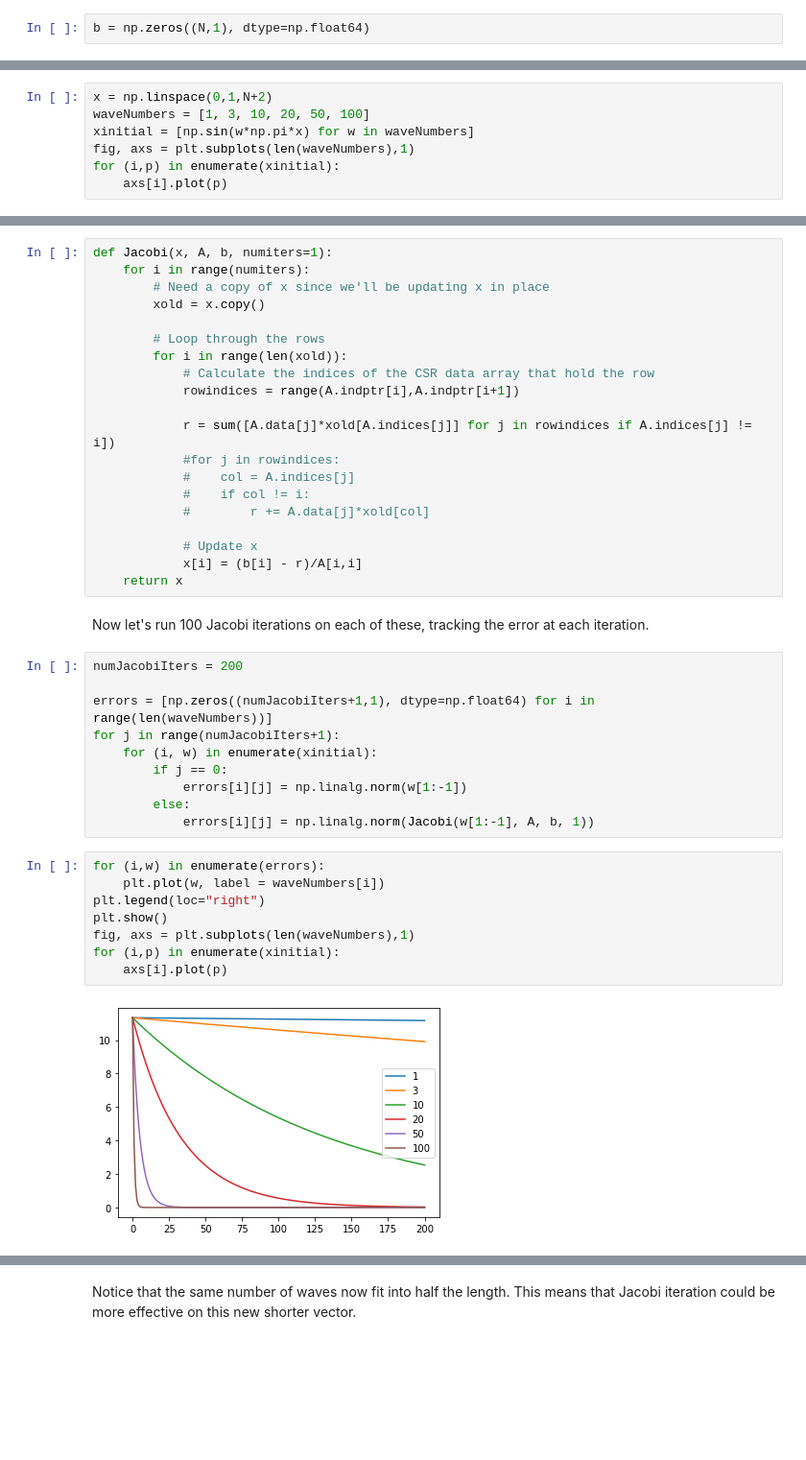
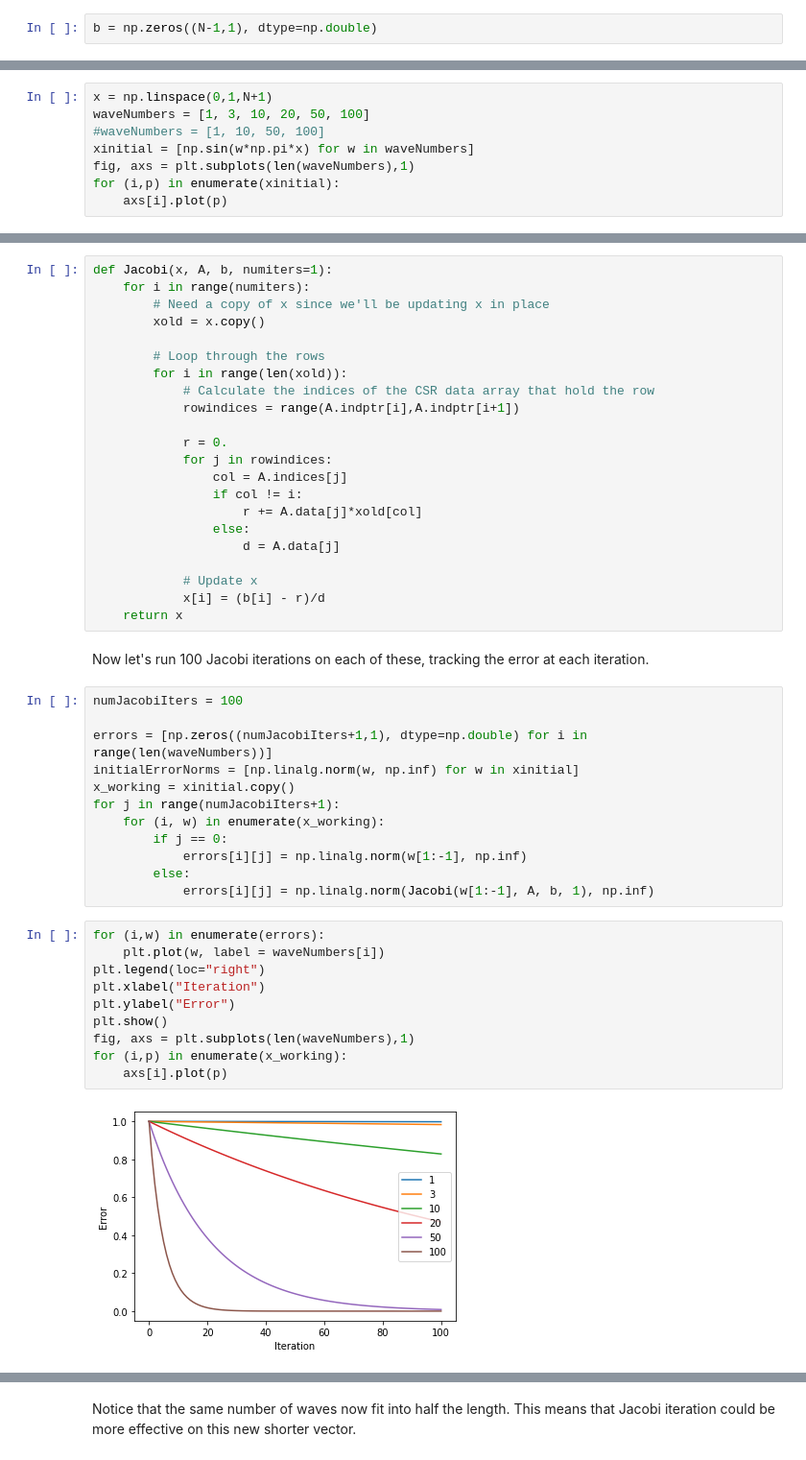
Before and after one commit to nsmoore57/M5344-IterativeMethods, a Jupyter notebook: MultigridPresentation/Multigrid Presentation.ipynb, the cells around one changed output, grey strips where cells are left out. Shown at 96% size. Saved outputs shown, nothing was run; the diff lists cells and outputs as text; blank space fills up the shorter version.

```diff
--- a/MultigridPresentation/Multigrid Presentation.ipynb
+++ b/MultigridPresentation/Multigrid Presentation.ipynb
@@ -15,12 +57,13 @@ A = sp.diags([-1, 2, -1], [-1, 0, 1], shape=(N, N), dtype=np.double, format="csr
 # %% [markdown]
 For the sake of demonstration, we let the right-hand side vector $b$ correspond to the case of Dirichlet boundary conditions where both ends are held at $0$.  We choose this because the true solution is therefore the zero vector so the error corresponds exactly with the current iterate.
 # %%
-b = np.zeros((N,1), dtype=np.float64)
+b = np.zeros((N-1,1), dtype=np.double)
 # %% [markdown]
 Let's generate some initial guesses (which are also initial errors) which are sine waves with varying frequencies.
 # %%
-x = np.linspace(0,1,N+2)
+x = np.linspace(0,1,N+1)
 waveNumbers = [1, 3, 10, 20, 50, 100]
+#waveNumbers = [1, 10, 50, 100]
 xinitial = [np.sin(w*np.pi*x) for w in waveNumbers]
 fig, axs = plt.subplots(len(waveNumbers),1)
 for (i,p) in enumerate(xinitial):
@@ -40,34 +83,40 @@ def Jacobi(x, A, b, numiters=1):
             # Calculate the indices of the CSR data array that hold the row
             rowindices = range(A.indptr[i],A.indptr[i+1])
 
-            r = sum([A.data[j]*xold[A.indices[j]] for j in rowindices if A.indices[j] != i])
-            #for j in rowindices:
-            #    col = A.indices[j]
-            #    if col != i:
-            #        r += A.data[j]*xold[col]
+            r = 0.
+            for j in rowindices:
+                col = A.indices[j]
+                if col != i:
+                    r += A.data[j]*xold[col]
+                else:
+                    d = A.data[j]
 
             # Update x
-            x[i] = (b[i] - r)/A[i,i]
+            x[i] = (b[i] - r)/d
     return x
 # %% [markdown]
 Now let's run 100 Jacobi iterations on each of these, tracking the error at each iteration.
 # %%
-numJacobiIters = 200
+numJacobiIters = 100
 
-errors = [np.zeros((numJacobiIters+1,1), dtype=np.float64) for i in range(len(waveNumbers))]
+errors = [np.zeros((numJacobiIters+1,1), dtype=np.double) for i in range(len(waveNumbers))]
+initialErrorNorms = [np.linalg.norm(w, np.inf) for w in xinitial]
+x_working = xinitial.copy()
 for j in range(numJacobiIters+1):
-    for (i, w) in enumerate(xinitial):
+    for (i, w) in enumerate(x_working):
         if j == 0:
-            errors[i][j] = np.linalg.norm(w[1:-1])
+            errors[i][j] = np.linalg.norm(w[1:-1], np.inf)
         else:
-            errors[i][j] = np.linalg.norm(Jacobi(w[1:-1], A, b, 1))
+            errors[i][j] = np.linalg.norm(Jacobi(w[1:-1], A, b, 1), np.inf)
 # %%
 for (i,w) in enumerate(errors):
     plt.plot(w, label = waveNumbers[i])
 plt.legend(loc="right")
+plt.xlabel("Iteration")
+plt.ylabel("Error")
 plt.show()
 fig, axs = plt.subplots(len(waveNumbers),1)
-for (i,p) in enumerate(xinitial):
+for (i,p) in enumerate(x_working):
     axs[i].plot(p)
 # %% [output]
-[figure, old version]
+[figure, new version]
```
Also changed, not shown: parts of 38 cells of this notebook, 9 other files.
